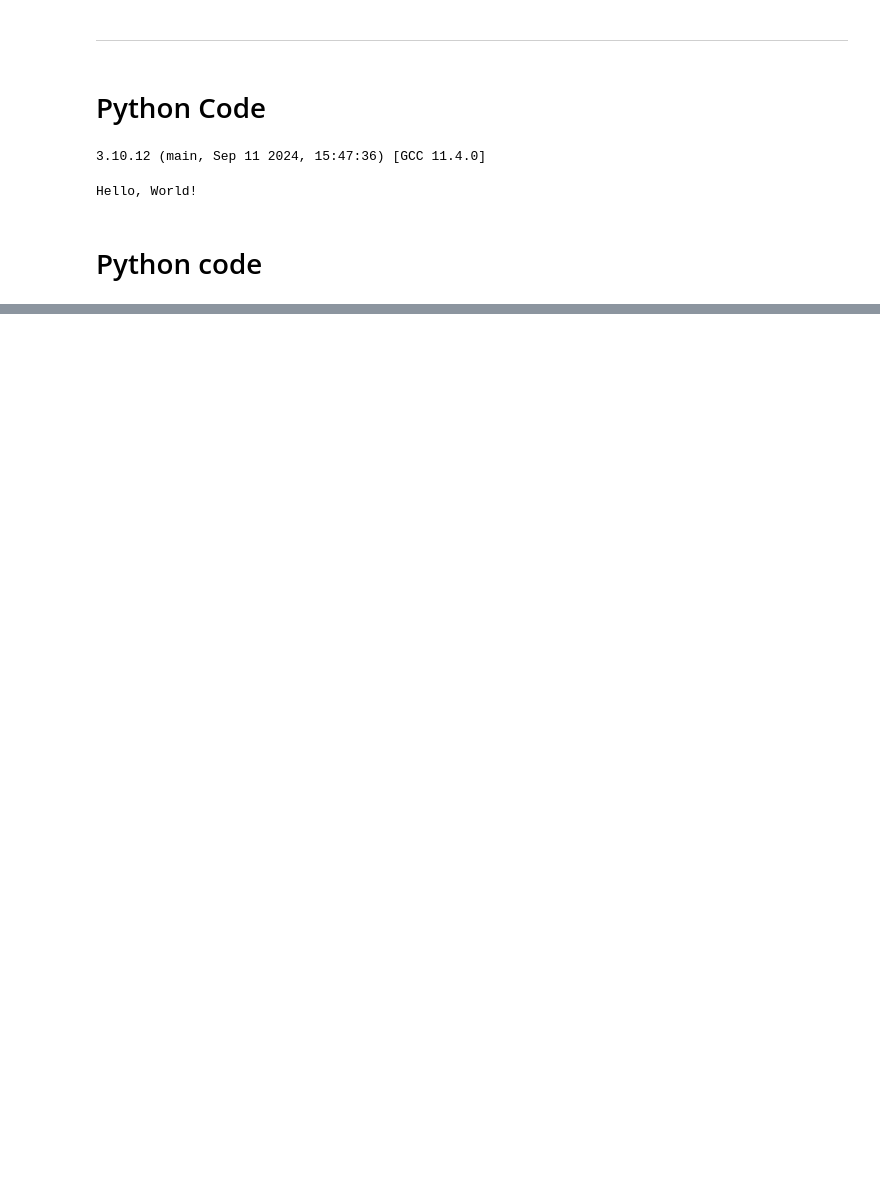
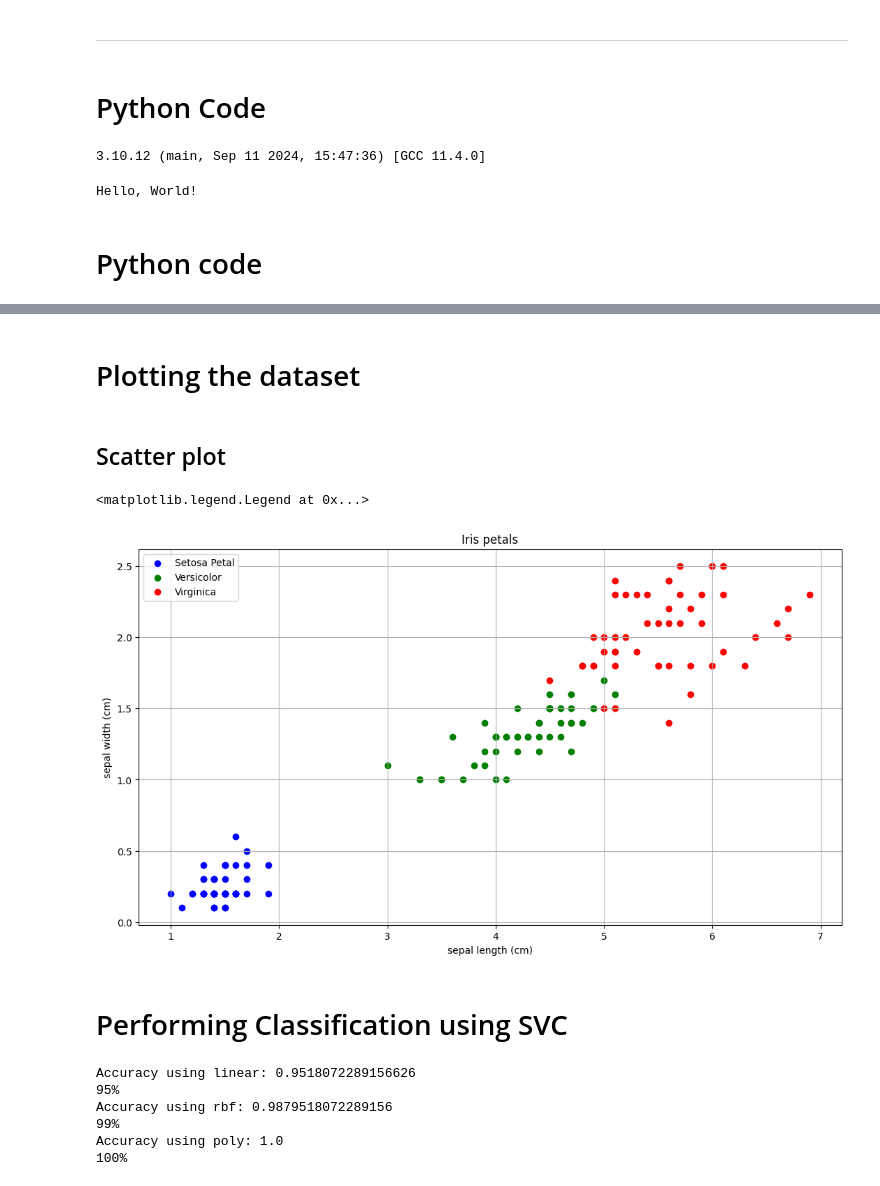
Before and after one commit to anumit-web/ML-Masterlist-2024, a Jupyter notebook: Machine Learning/Machine Learning Algorithms/Support Vector Machines - SVM/SVM_Iris_dataset_1.ipynb, the cells around one changed output, grey strips where cells are left out. Saved outputs shown, nothing was run; the diff lists cells and outputs as text; code cells hidden in the pictures; blank space fills up the shorter version.

```diff
--- a/Machine Learning/Machine Learning Algorithms/Support Vector Machines - SVM/SVM_Iris_dataset_1.ipynb
+++ b/Machine Learning/Machine Learning Algorithms/Support Vector Machines - SVM/SVM_Iris_dataset_1.ipynb
@@ -41,0 +50,4 @@ Image(url= "https://kirenz.github.io/classification/_images/iris.png")
+# %%
+iris = datasets.load_iris() #Loading the dataset
+
+iris.keys()
@@ -41,0 +58,5 @@ Image(url= "https://kirenz.github.io/classification/_images/iris.png")
+# %%
+iris = pd.DataFrame(
+    data= np.c_[iris['data'], iris['target']],
+    columns= iris['feature_names'] + ['target']
+    )
@@ -41,0 +72,15 @@ Image(url= "https://kirenz.github.io/classification/_images/iris.png")
+# %%
+species = []
+
+for i in range(len(iris['target'])):
+    if iris['target'][i] == 0:
+        species.append("setosa")
+    elif iris['target'][i] == 1:
+        species.append('versicolor')
+    else:
+        species.append('virginica')
+
+
+iris['species'] = species
+
+iris.head()
@@ -41,0 +94,28 @@ Image(url= "https://kirenz.github.io/classification/_images/iris.png")
+# %% [markdown]
+# Plotting the dataset
+# %% [markdown]
+## Scatter plot
+# %%
+
+setosa = iris[iris.species == "setosa"]
+versicolor = iris[iris.species=='versicolor']
+virginica = iris[iris.species=='virginica']
+
+fig, ax = plt.subplots()
+fig.set_size_inches(13, 7) # adjusting the length and width of plot
+
+# lables and scatter points
+ax.scatter(setosa['petal length (cm)'], setosa['petal width (cm)'], label="Setosa Petal", facecolor="blue")
+ax.scatter(versicolor['petal length (cm)'], versicolor['petal width (cm)'], label="Versicolor", facecolor="green")
+ax.scatter(virginica['petal length (cm)'], virginica['petal width (cm)'], label="Virginica", facecolor="red")
+
+ax.set_xlabel("sepal length (cm)")
+ax.set_ylabel("sepal width (cm)")
+ax.grid()
+ax.set_title("Iris petals")
+ax.legend()
+# %% [output]
+<matplotlib.legend.Legend at 0x...>
+[figure, added]
+# %% [markdown]
+# Performing Classification using SVC
@@ -41,0 +130,16 @@ Image(url= "https://kirenz.github.io/classification/_images/iris.png")
+# %%
+kernels = ['linear', 'rbf', 'poly']
+
+for kernel in kernels:
+    model = SVC(kernel=kernel)
+    model.fit(X_train, y_train)
+    pred = model.predict(X_test)
+    print("Accuracy using {}:".format(kernel), accuracy_score(pred, y_test))
+    print(format(accuracy_score(pred, y_test), ".0%"))
+# %% [output]
+Accuracy using linear: 0.9518072289156626
+95%
+Accuracy using rbf: 0.9879518072289156
+99%
+Accuracy using poly: 1.0
+100%
```
Also changed, not shown: parts of 10 cells of this notebook.
